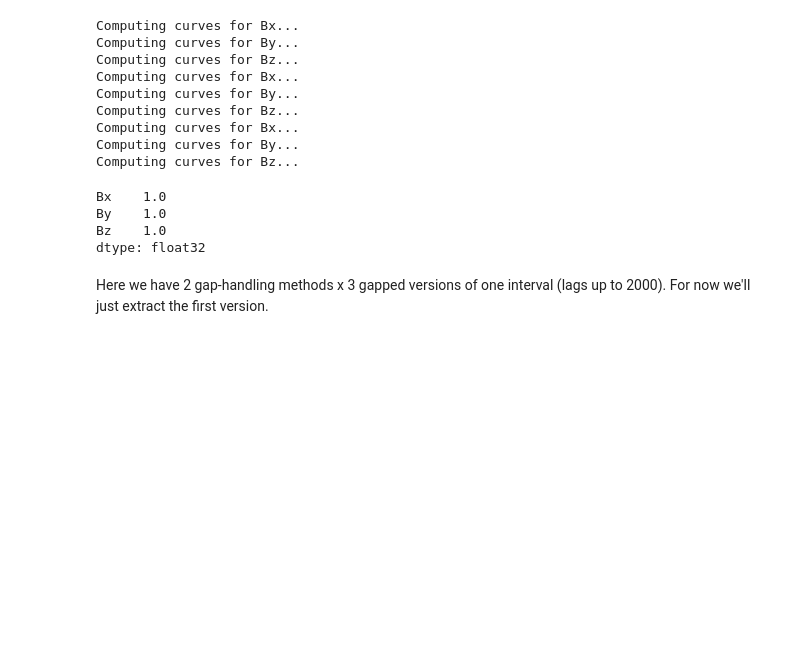
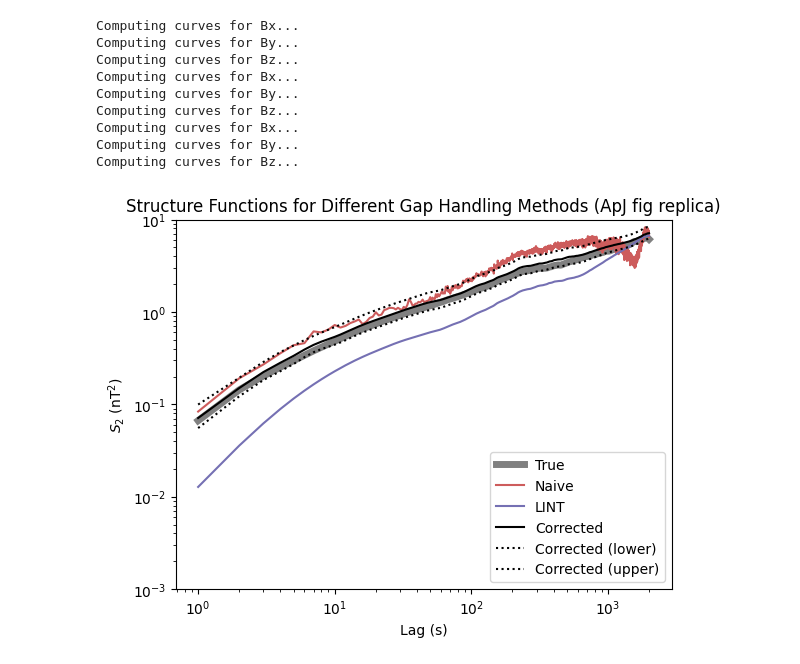
Before and after one commit to daniel-wrench/sf_gap_analysis, a Jupyter notebook: notebooks/correction_correction.ipynb, the cells around one changed output. Drawn from its saved outputs; the diff is of its cells as text; code cells hidden in the pictures; blank space fills up the shorter version.

```diff
--- a/notebooks/correction_correction.ipynb
+++ b/notebooks/correction_correction.ipynb
@@ -519,7 +487,7 @@ dtype: float64 missing
 # %%
-sf_true = get_curves(interval, "48s")
-sf_naive = get_curves(int_gapped, "48s")
-sf_lint = get_curves(int_lint, "48s")
+sf_true_new = get_curves(interval, "48s")
+sf_naive_new = get_curves(int_gapped, "48s")
+sf_lint_new = get_curves(int_lint, "48s")
 # %% [output]
 Computing curves for Bx...
 Computing curves for By...
@@ -530,15 +498,34 @@ Computing curves for Bz...
 Computing curves for Bx...
 Computing curves for By...
 Computing curves for Bz...
-# %%
-interval.std()
-# %% [output]
-Bx    1.0
-By    1.0
-Bz    1.0
-dtype: float32
+# %%
+sf_corrected_new = {
+    "lag": sf_lint_new["lag"],
+    "sf": sf_lint_new["sf"]*3,
+    "gp": sf_naive_new["gp"],
+    "gap_status": "corrected",
+}
+# %%
+sf_corr_new, sf_corr_lower, sf_corr_upper = correct_sf(
+    sf_corrected_new,
+    correction_lookup_3d,
+)
 # %%
-# sfs_gapped["gap_status"] = sfs_gapped["gap_handling"]
-# sfs_gapped_corrected["gap_status"] = sfs_gapped_corrected["gap_handling"]
+plt.loglog(sf_true_new["lag"], sf_true_new["sf"]*3, label="True", c=palette["true"], lw=5)
+plt.loglog(sf_naive_new["lag"], sf_naive_new["sf"]*3, label="Naive", c=palette["naive"])
+plt.loglog(sf_lint_new["lag"], sf_lint_new["sf"]*3, label="LINT", c=palette["lint"])
+plt.loglog(sf_lint_new["lag"], sf_corr_new, label="Corrected", c=palette["corrected_3d"])
+plt.loglog(
+    sf_lint_new["lag"], sf_corr_lower, label="Corrected (lower)", c=palette["corrected_3d"], ls=":"
+)
+plt.loglog(
+    sf_lint_new["lag"], sf_corr_upper, label="Corrected (upper)", c=palette["corrected_3d"], ls=":"
+)
+plt.xlabel("Lag (s)")
+plt.ylabel(r"$S_2$ (nT$^2$)")
+plt.ylim(1e-3, 1e1)
+plt.title("Structure Functions for Different Gap Handling Methods (ApJ fig replica)")
+plt.legend()
+plt.show()
+# %% [output]
+[figure, added]
-# %% [markdown]
-Here we have 2 gap-handling methods x 3 gapped versions of one interval (lags up to 2000). For now we'll just extract the first version.
```
Also changed, not shown: parts of 15 cells of this notebook.
